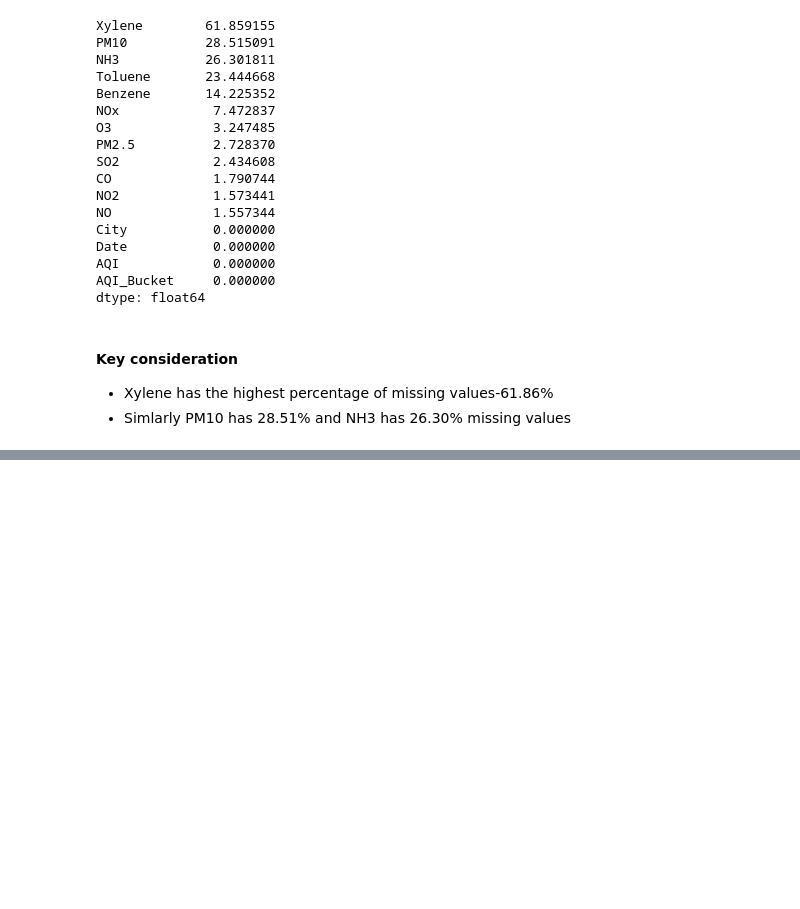
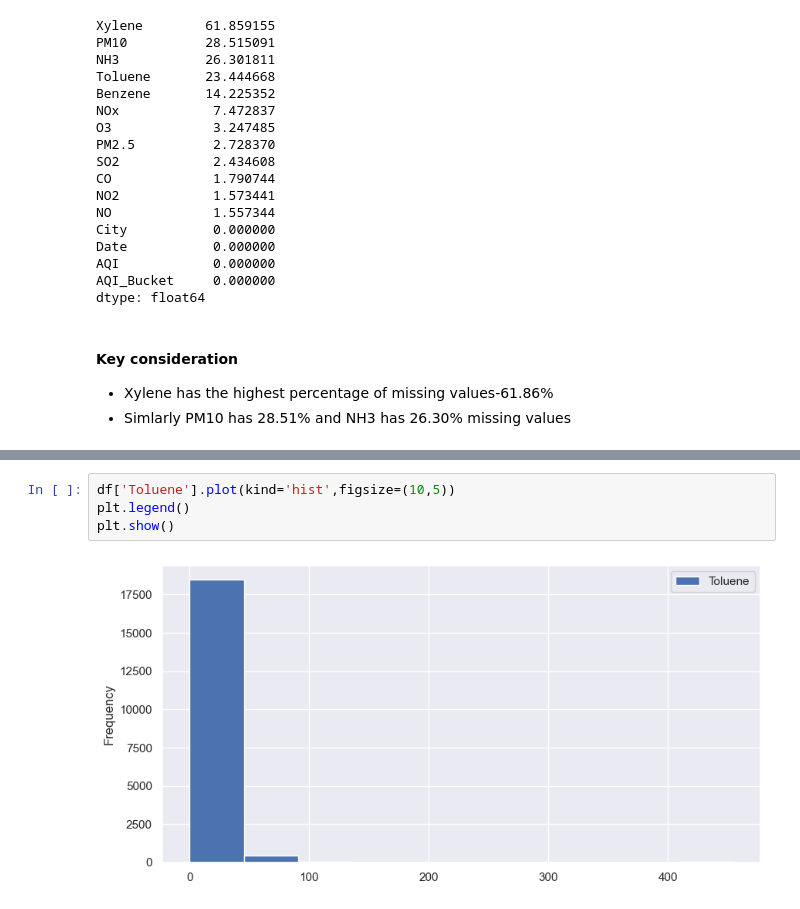
Before and after one commit to Subhendu29/Air-Quality-Index-Prediction-, a Jupyter notebook: AQI.ipynb, the cells around one changed output, grey strips where cells are left out. Saved outputs shown, nothing was run; the diff lists cells and outputs as text; blank space fills up the shorter version.

```diff
--- a/AQI.ipynb
+++ b/AQI.ipynb
@@ -130,0 +152,6 @@ dtype: float64
+# %%
+df['Toluene'].plot(kind='hist',figsize=(10,5))
+plt.legend()
+plt.show()
+# %% [output]
+[figure, added]
```
Also changed, not shown: parts of 41 cells of this notebook.
